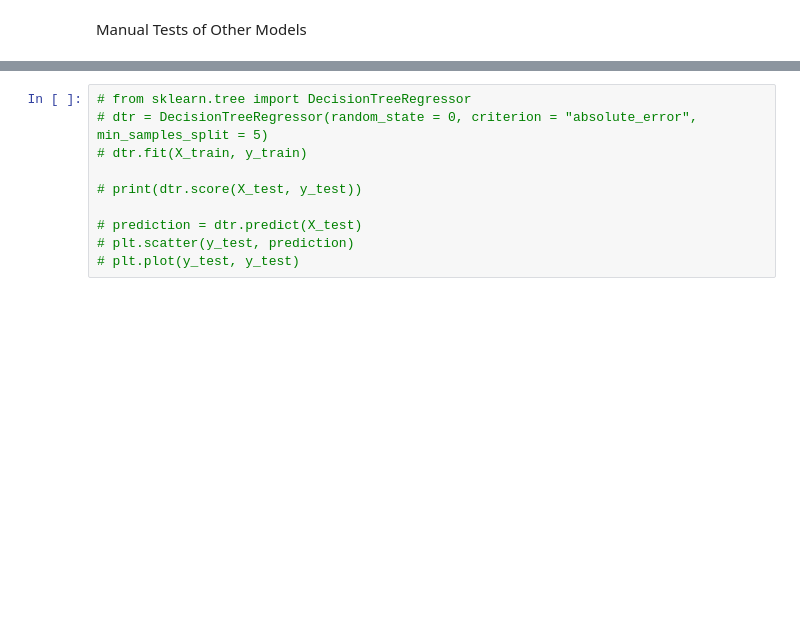
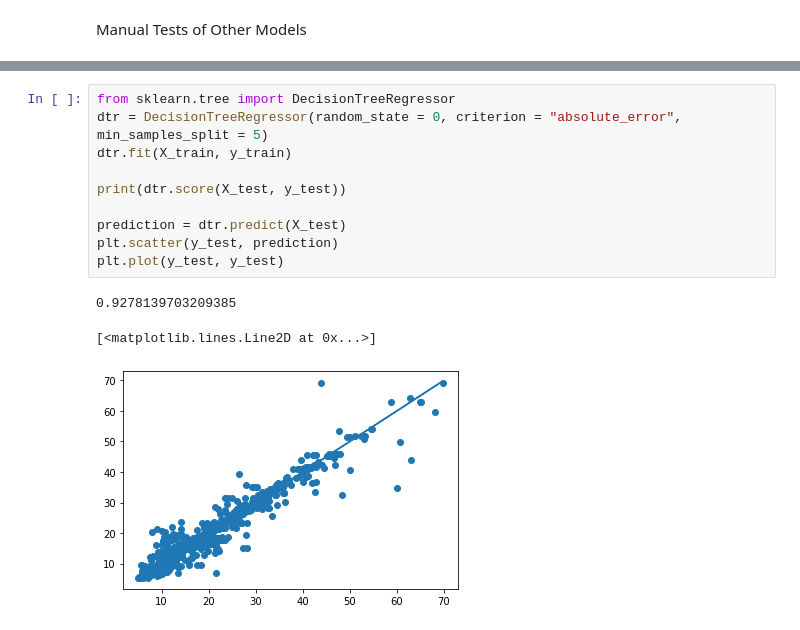
Before and after one commit to ajanaszak/Dev10Capstone, a Jupyter notebook: Code/modeling.ipynb, the cells around one changed output, grey strips where cells are left out. Cells and saved outputs as stored; diff of their text form; blank space fills up the shorter version.

```diff
--- a/Code/modeling.ipynb
+++ b/Code/modeling.ipynb
@@ -224,11 +241,15 @@ Manual Tests of Other Models
 # %%
-# from sklearn.tree import DecisionTreeRegressor
-# dtr = DecisionTreeRegressor(random_state = 0, criterion = "absolute_error", min_samples_split = 5)
-# dtr.fit(X_train, y_train)
+from sklearn.tree import DecisionTreeRegressor
+dtr = DecisionTreeRegressor(random_state = 0, criterion = "absolute_error", min_samples_split = 5)
+dtr.fit(X_train, y_train)
 
-# print(dtr.score(X_test, y_test))
+print(dtr.score(X_test, y_test))
 
-# prediction = dtr.predict(X_test)
-# plt.scatter(y_test, prediction)
-# plt.plot(y_test, y_test)
+prediction = dtr.predict(X_test)
+plt.scatter(y_test, prediction)
+plt.plot(y_test, y_test)
+# %% [output]
+0.9278139703209385
+[<matplotlib.lines.Line2D at 0x...>]
+[figure, added]
 # %%
```
Also changed, not shown: parts of 19 cells of this notebook, 1 other file.
